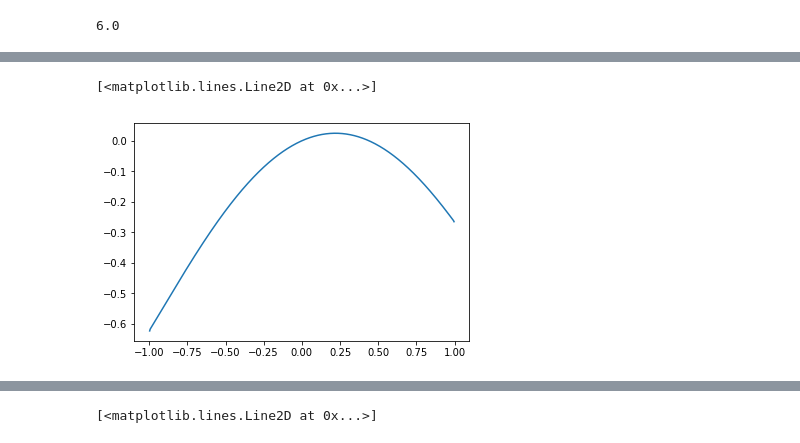
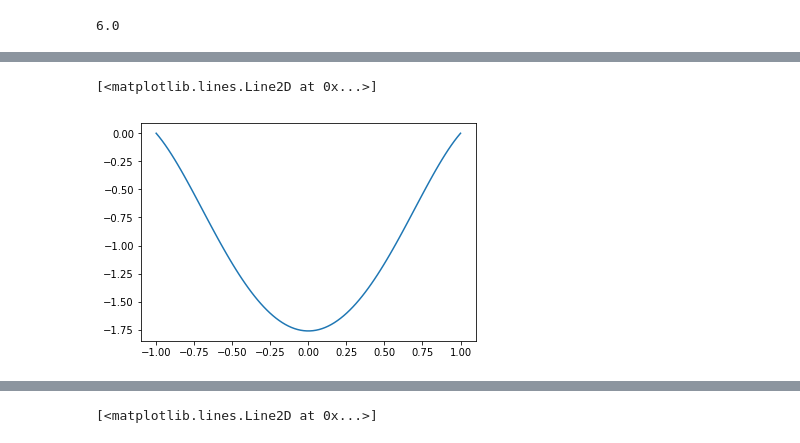
Before and after one commit to kirsider/MChA_5sem, a Jupyter notebook: lab2.ipynb, the cells around one changed output, grey strips where cells are left out. Saved outputs shown, nothing was run; the diff lists cells and outputs as text; code cells hidden in the pictures.

```diff
--- a/lab2.ipynb
+++ b/lab2.ipynb
@@ -114,8 +75,7 @@ array([ 2.23530401e-01, -4.99989244e-01,  1.86299838e-01, -4.58336592e-01,
 # %%
 solution = []
-for jj in range(n):
+for x in X:
     s = 0
-    for kk, ii in enumerate(A):
-        s += ii * basic_func(X[jj], kk + 1)
+    for k, item in enumerate(A):
+        s += item * basic_func(x, k)
     solution.append(s)
-solution
@@ -151,5 +87,18 @@ def ans_f(x):
+# %%
+# второе уравнение
+
+M2 = [psi(i, n, lambda x: 1 + np.cos(K)*x*x, a=np.sin(K)) for i in X]
+# %%
+A2 = np.linalg.solve(M2, np.array([-1] * n))
+# %%
+solution2 = []
+for x in X:
+    s = 0
+    for k, item in enumerate(A2):
+        s += item * basic_func(x, k)
+    solution2.append(s)
 # %%
-plt.plot(X, ans_f(X))
+plt.plot(X, solution2)
 # %% [output]
 [<matplotlib.lines.Line2D at 0x...>]
-[figure, old version]
+[figure, new version]
```
Also changed, not shown: parts of 44 cells of this notebook.
